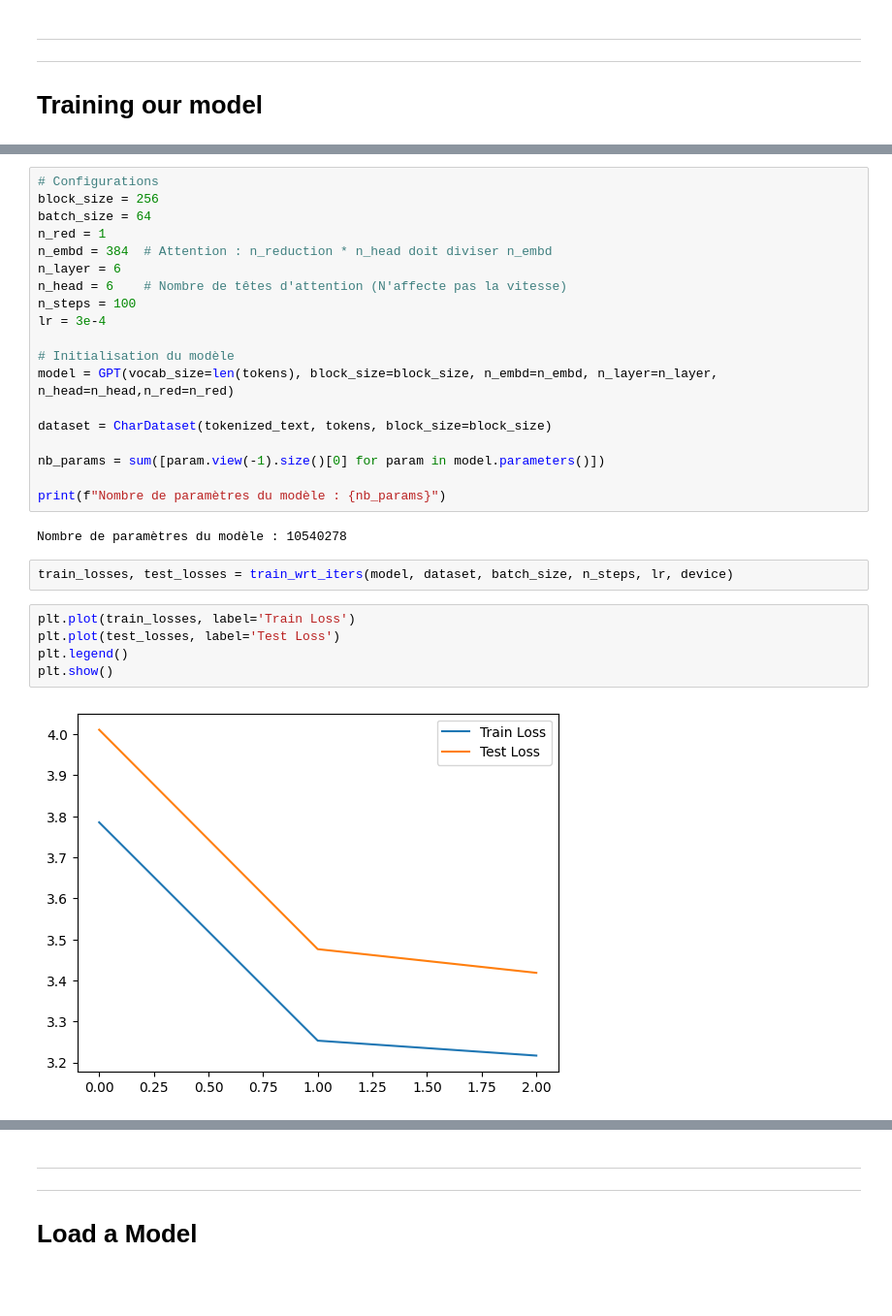
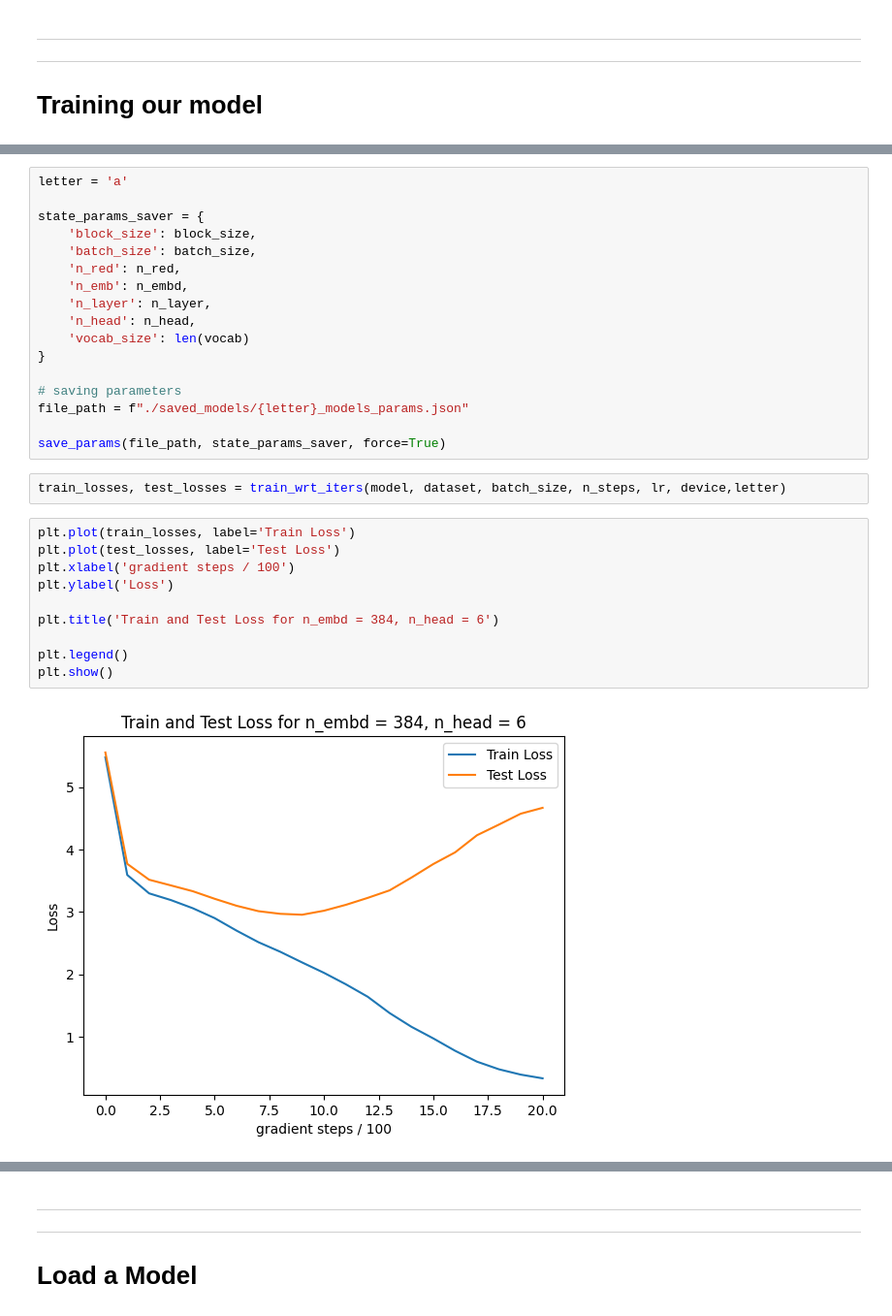
Before and after one commit to Massimo-Horvath/LLM-DeepLearning, a Jupyter notebook: LLM_Horvath_Folly-Dogba.ipynb, the cells around one changed output, grey strips where cells are left out. Shown: that part at 97% size. Saved outputs shown, nothing was run; the diff lists cells and outputs as text; blank space fills up the shorter version.

```diff
--- a/LLM_Horvath_Folly-Dogba.ipynb
+++ b/LLM_Horvath_Folly-Dogba.ipynb
@@ -531,30 +516,31 @@ Nombre de paramètres du modèle : 6266945
-# %%
-# Configurations
-block_size = 256
-batch_size = 64
-n_red = 1
-n_embd = 384  # Attention : n_reduction * n_head doit diviser n_embd
-n_layer = 6
-n_head = 6    # Nombre de têtes d'attention (N'affecte pas la vitesse)
-n_steps = 100
-lr = 3e-4
-
-# Initialisation du modèle
-model = GPT(vocab_size=len(tokens), block_size=block_size, n_embd=n_embd, n_layer=n_layer, n_head=n_head,n_red=n_red)
-
-dataset = CharDataset(tokenized_text, tokens, block_size=block_size)
-
-nb_params = sum([param.view(-1).size()[0] for param in model.parameters()])
-
-print(f"Nombre de paramètres du modèle : {nb_params}")
-# %% [output]
-Nombre de paramètres du modèle : 10540278
+# %%
+letter = 'a'
+
+state_params_saver = {
+    'block_size': block_size,
+    'batch_size': batch_size,
+    'n_red': n_red,
+    'n_emb': n_embd,
+    'n_layer': n_layer,
+    'n_head': n_head,
+    'vocab_size': len(vocab)
+}
+
+# saving parameters
+file_path = f"./saved_models/{letter}_models_params.json"
+
+save_params(file_path, state_params_saver, force=True)
 # %%
-train_losses, test_losses = train_wrt_iters(model, dataset, batch_size, n_steps, lr, device)
+train_losses, test_losses = train_wrt_iters(model, dataset, batch_size, n_steps, lr, device,letter)
 # %%
 plt.plot(train_losses, label='Train Loss')
 plt.plot(test_losses, label='Test Loss')
+plt.xlabel('gradient steps / 100')
+plt.ylabel('Loss')
+
+plt.title('Train and Test Loss for n_embd = 384, n_head = 6')
+
 plt.legend()
 plt.show()
 # %% [output]
-[figure, old version]
+[figure, new version]
```
Also changed, not shown: parts of 11 cells of this notebook.
